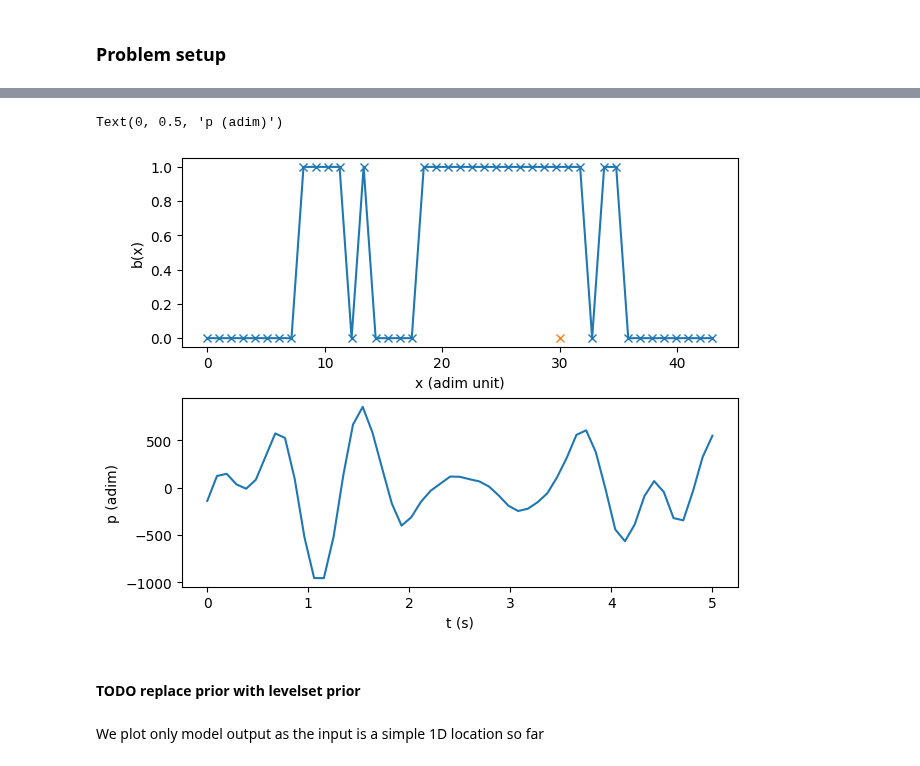
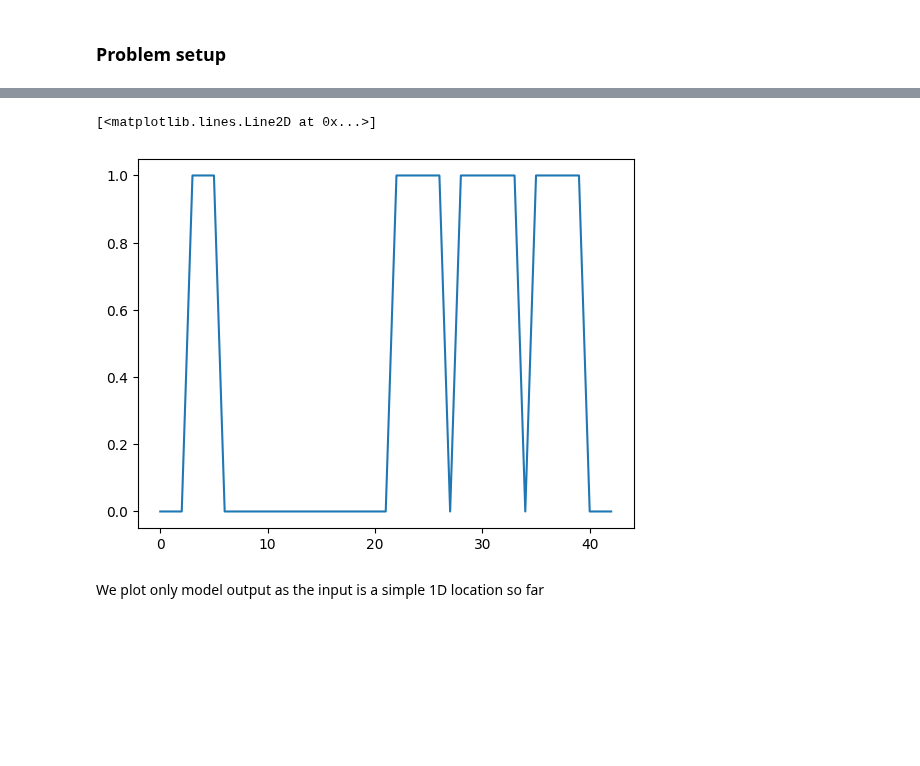
Before and after one commit to UM-Bridge/benchmarks, a Jupyter notebook: models/acoustic_gravity/tinyDA-acoustic.ipynb, the cells around one changed output, grey strips where cells are left out. Saved outputs shown, nothing was run; the diff lists cells and outputs as text; code cells hidden in the pictures; blank space fills up the shorter version.

```diff
--- a/models/acoustic_gravity/tinyDA-acoustic.ipynb
+++ b/models/acoustic_gravity/tinyDA-acoustic.ipynb
@@ -100,17 +110,0 @@ result = my_model(level_set)
-# %%
-fig, ax = plt.subplots(2,1, layout="constrained")
-x = np.linspace(0,43,nx)
-ax[0].plot(x,level_set, 'x-')
-ax[0].plot(30,0, marker='x')
-ax[0].set_xlabel('x (adim unit)')
-ax[0].set_ylabel('b(x)')
-
-time = np.linspace(0,5,ny)
-ax[1].plot(time, result)
-ax[1].set_xlabel('t (s)')
-ax[1].set_ylabel('p (adim)')
-# %% [output]
-Text(0, 0.5, 'p (adim)')
-[figure, removed]
-# %% [markdown]
-#### TODO replace prior with levelset prior
@@ -117,9 +171,21 @@ Text(0, 0.5, 'p (adim)')
 # %%
-# set the prior mean and covariance.
-mean_prior = 0.5 * np.ones(nx)  # zero corresponds to a fault at the center of the domain
-cov_prior = 0.125**2*np.eye(nx)    # The bulk of values will be in the interval [0,1]
+# # set the prior mean and covariance.
+# mean_prior = 0.5 * np.ones(nx)  # zero corresponds to a fault at the center of the domain
+# cov_prior = 0.125**2*np.eye(nx)    # The bulk of values will be in the interval [0,1]
 
-# initialise the prior distribution and likelihood.
-my_prior = multivariate_normal(mean_prior, cov_prior)
+# # initialise the prior distribution and likelihood.
+# my_prior = multivariate_normal(mean_prior, cov_prior)
+
+# Helper that generates power-law power spectrum
+def Pkgen(n):
+    def Pk(k):
+        return np.power(k, -n)
+    return Pk
+
+my_prior = LevelSet(Pkgen(2),nx,1e-6,10)
+plt.plot(my_prior.rvs(1))
+# %% [output]
+[<matplotlib.lines.Line2D at 0x...>]
+[figure, added]
 # %%
 # generate synthetic data for input 0.5
```
Also changed, not shown: parts of 17 cells of this notebook, 2 other files.
